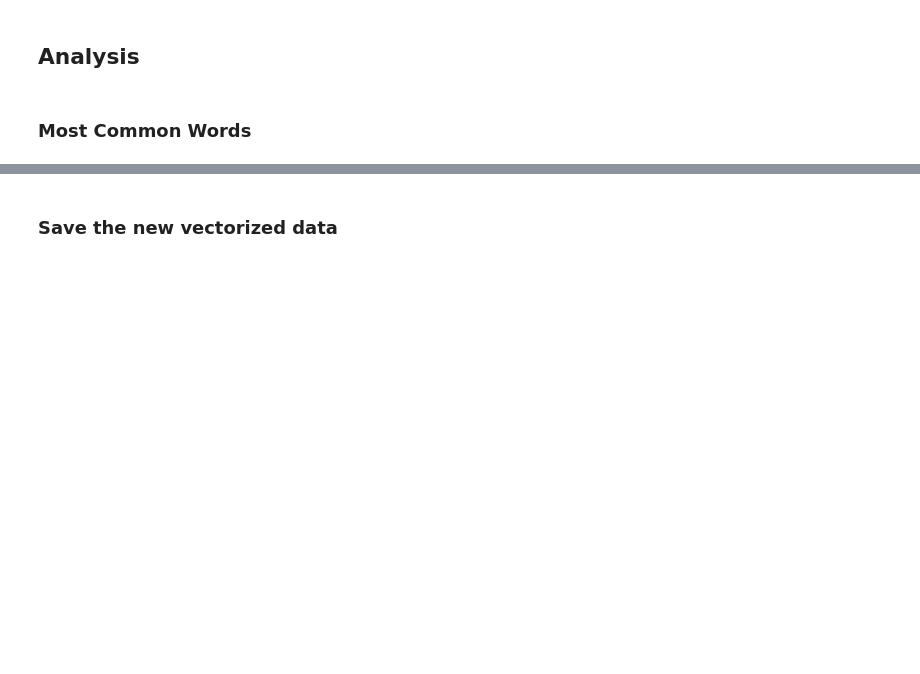
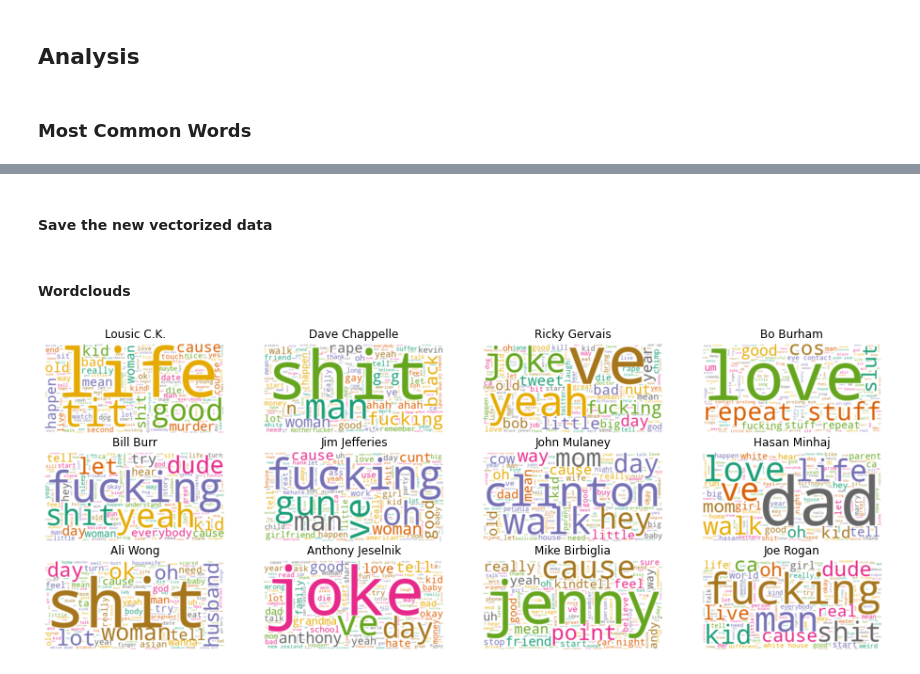
Before and after one commit to keivanipchihagh/Stand-up-Comedian-Analyzer, a Jupyter notebook: 3.Exploratory Data Analysis.ipynb, the cells around one changed output, grey strips where cells are left out. Drawn from its saved outputs; the diff is of its cells as text; code cells hidden in the pictures; blank space fills up the shorter version.

```diff
--- a/3.Exploratory Data Analysis.ipynb
+++ b/3.Exploratory Data Analysis.ipynb
@@ -166,6 +166,37 @@ data_cv = vectorizer.fit_transform(clean_df['Transcript'])
 new_vectorized_df = pd.DataFrame(data_cv.toarray(), columns = vectorizer.get_feature_names())
 new_vectorized_df.index = clean_df.index
 # %% [markdown]
-### Save the new vectorized data
+#### Save the new vectorized data
 # %%
 new_vectorized_df.to_csv('saves/stopwords_vectorized_df.csv')
+# %% [markdown]
+#### Wordclouds
+# %%
+# Imports
+from wordcloud import WordCloud
+
+wc = WordCloud(
+    stopwords = stop_words,
+    background_color = "white",
+    colormap = "Dark2",
+    max_font_size = 150,
+    random_state = 42
+)
+# %%
+# Imports
+import matplotlib.pyplot as plt
+
+plt.rcParams['figure.figsize'] = [16, 6]
+
+# Create subplots for each comedian
+for index, comedian in enumerate(clean_df.index):
+    wc.generate(clean_df['Transcript'][index])
+
+    plt.subplot(3, 4, index + 1)
+    plt.imshow(wc, interpolation = "bilinear")
+    plt.axis("off")
+    plt.title(comedian)
+
+plt.show()
+# %% [output]
+[figure, added]
```
Also changed, not shown: parts of 8 cells of this notebook, 6 other files.
